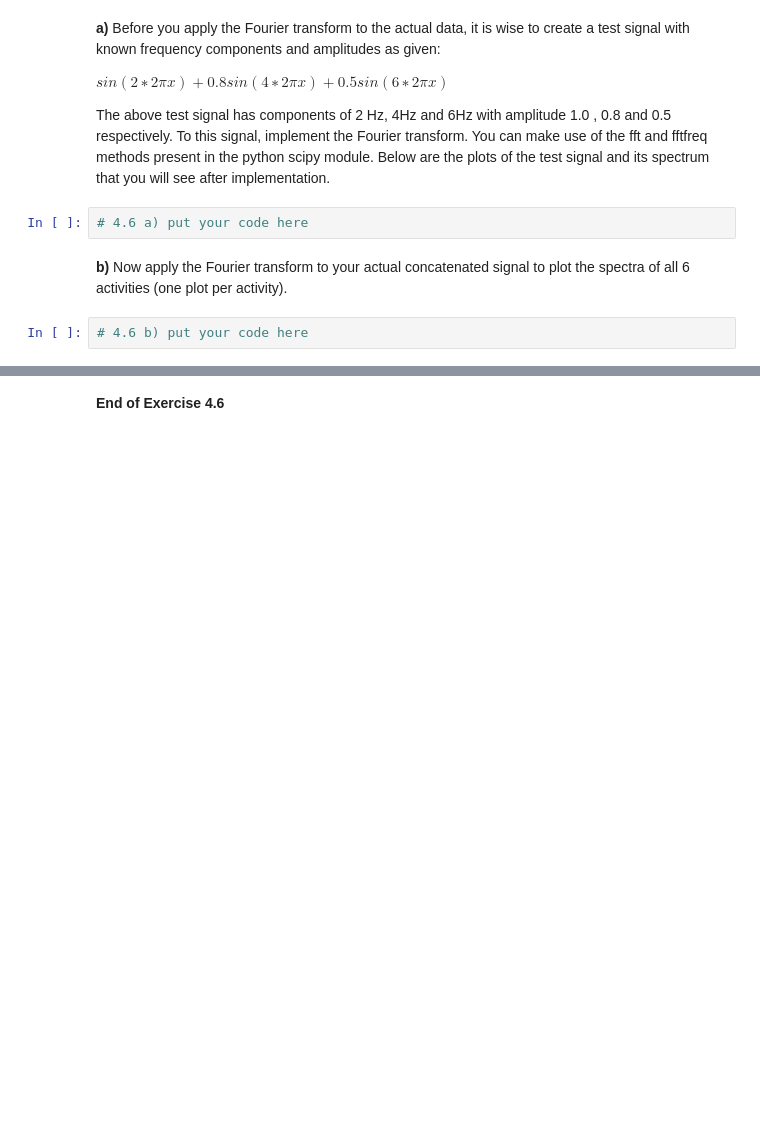
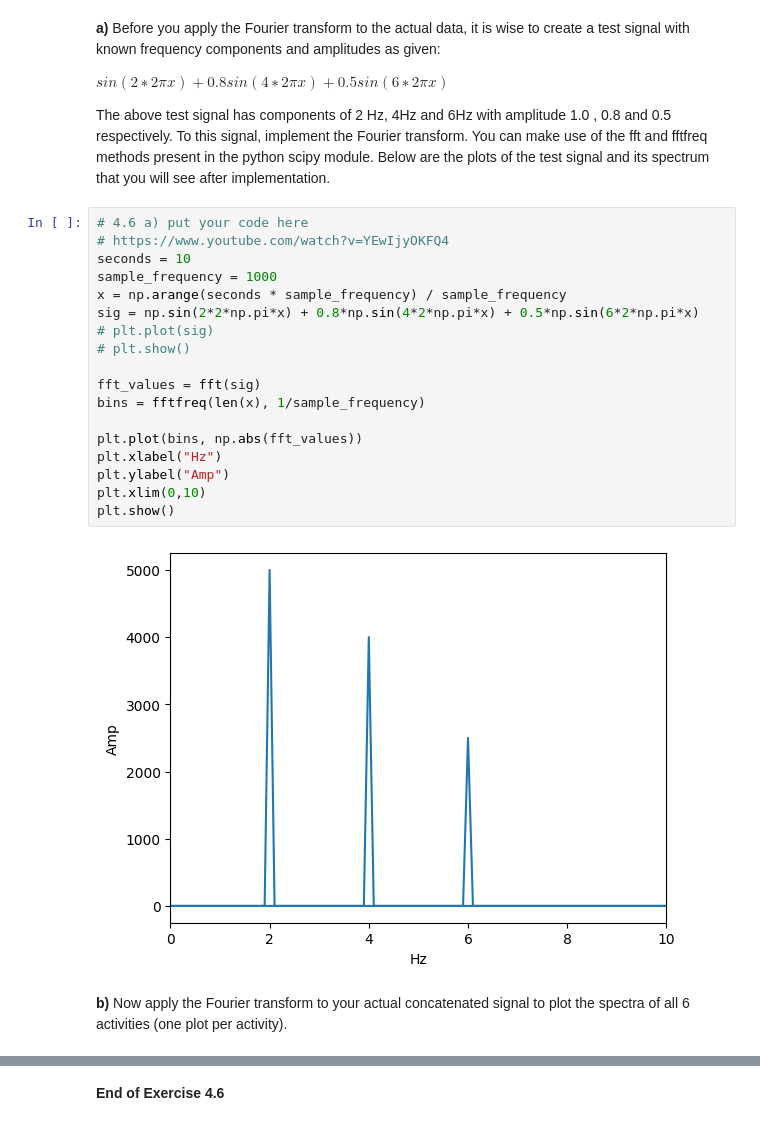
Before and after one commit to KundaiMutuwira/Data_Science_Class, a Jupyter notebook: DS2024_2025_TS_Assignment_Student_Version_1.ipynb, the cells around one changed output, grey strips where cells are left out. Drawn from its saved outputs; the diff is of its cells as text; blank space fills up the shorter version.

```diff
--- a/DS2024_2025_TS_Assignment_Student_Version_1.ipynb
+++ b/DS2024_2025_TS_Assignment_Student_Version_1.ipynb
@@ -571,9 +572,25 @@ subtracting the mean of the data from the data as data=data-mean(data).
 $sin(2 ∗ 2πx) +0.8sin(4 ∗ 2πx) +0.5sin(6 ∗ 2πx)$
 
 The above test signal has components of 2 Hz, 4Hz and 6Hz with amplitude 1.0 , 0.8 and 0.5 respectively. To this signal, implement the Fourier transform. You can make use of the fft and fftfreq methods present in the python scipy module. Below are the plots of the test signal and its spectrum that you will see after implementation.
-# %%
-# 4.6 a) put your code here
+# %%
+# 4.6 a) put your code here
+# https://www.youtube.com/watch?v=YEwIjyOKFQ4
+seconds = 10
+sample_frequency = 1000
+x = np.arange(seconds * sample_frequency) / sample_frequency
+sig = np.sin(2*2*np.pi*x) + 0.8*np.sin(4*2*np.pi*x) + 0.5*np.sin(6*2*np.pi*x)
+# plt.plot(sig)
+# plt.show()
+
+fft_values = fft(sig)
+bins = fftfreq(len(x), 1/sample_frequency)
+
+plt.plot(bins, np.abs(fft_values))
+plt.xlabel("Hz")
+plt.ylabel("Amp")
+plt.xlim(0,10)
+plt.show()
+# %% [output]
+[figure, added]
 # %% [markdown]
 **b)** Now apply the Fourier transform to your actual concatenated signal to plot the spectra of all 6 activities (one plot per activity).
-# %%
-# 4.6 b) put your code here
```
Also changed, not shown: parts of 9 cells of this notebook.
